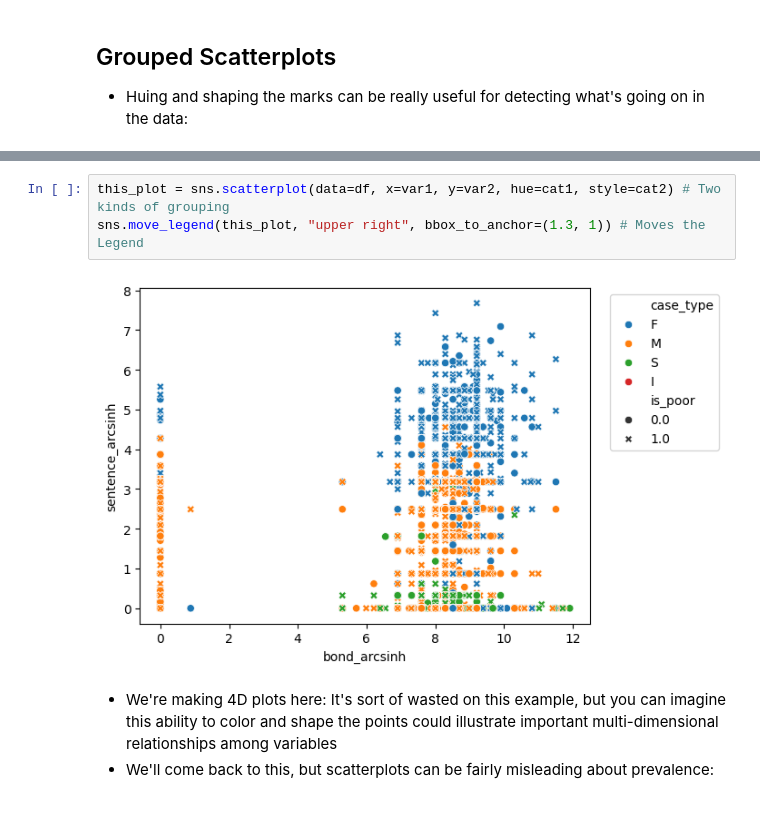
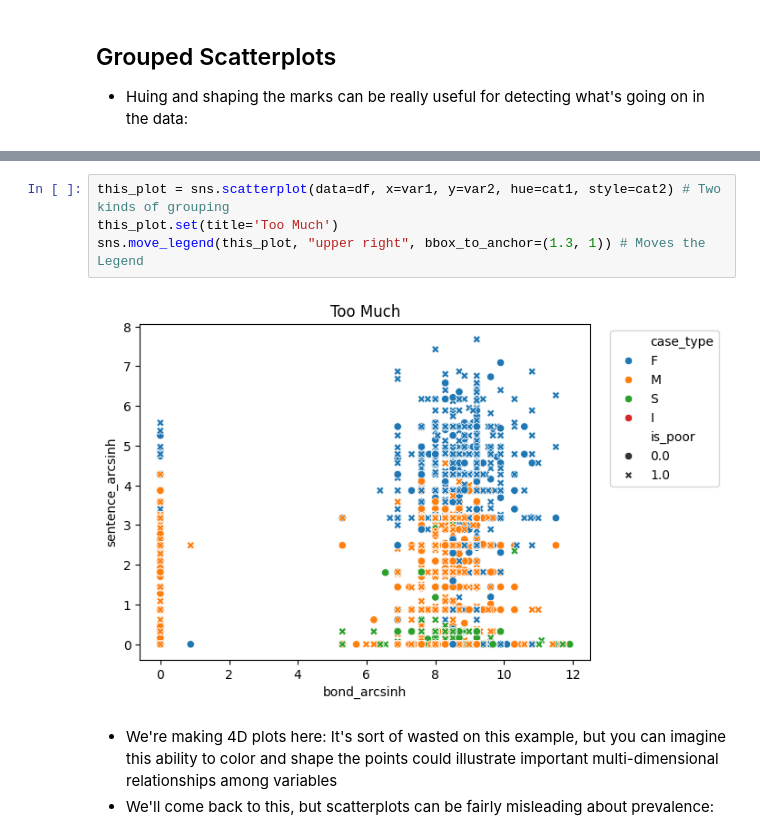
Before and after one commit to yuthimreddy/EDA_HW03, a Jupyter notebook: EDA.ipynb, the cells around one changed output, grey strips where cells are left out. Drawn from its saved outputs; the diff is of its cells as text; blank space fills up the shorter version.

```diff
--- a/EDA.ipynb
+++ b/EDA.ipynb
@@ -555,8 +670,9 @@ sns.scatterplot(data=df, x=var1, y=var2, hue=cat1) # Coloring dots by case_type
 # %%
 this_plot = sns.scatterplot(data=df, x=var1, y=var2, hue=cat1, style=cat2) # Two kinds of grouping
+this_plot.set(title='Too Much')
 sns.move_legend(this_plot, "upper right", bbox_to_anchor=(1.3, 1)) # Moves the Legend
 # %% [output]
-[figure, old version]
+[figure, new version]
 # %% [markdown]
 - We're making 4D plots here: It's sort of wasted on this example, but you can imagine this ability to color and shape the points could illustrate important multi-dimensional relationships among variables
 - We'll come back to this, but scatterplots can be fairly misleading about prevalence:
```
Also changed, not shown: parts of 29 cells of this notebook, 7 other files.
